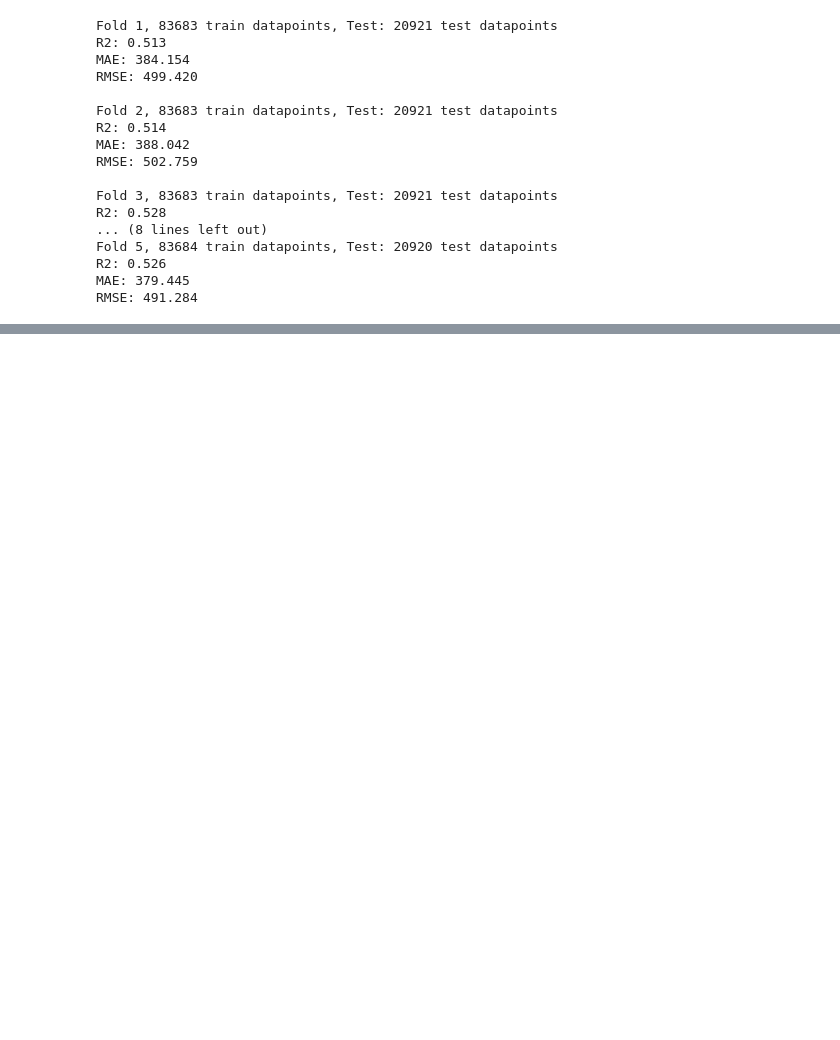
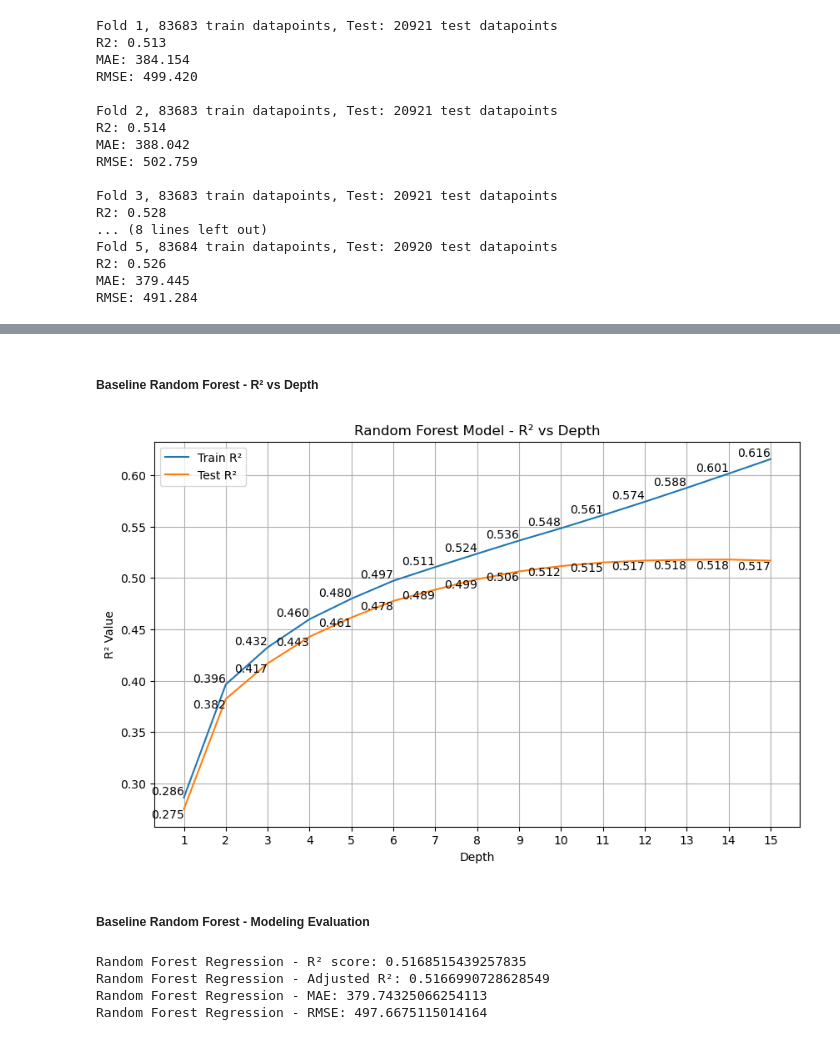
Before and after one commit to bryanlzl/hdb_resale_prediction, a Jupyter notebook: rentals_prediction.ipynb, the cells around one changed output, grey strips where cells are left out. Cells and saved outputs as stored; diff of their text form; code cells hidden in the pictures; blank space fills up the shorter version.

```diff
--- a/rentals_prediction.ipynb
+++ b/rentals_prediction.ipynb
@@ -840,0 +976,27 @@ RMSE: 479.795
+# %%
+from sklearn.tree import DecisionTreeRegressor
+from sklearn.metrics import mean_squared_error, r2_score
+
+base_X_train, base_X_test, base_y_train, base_y_test = train_test_split(base_preprocessed_df[base_x_variables], base_preprocessed_df[base_y_variable], test_size=0.20, random_state=rng )
+
+# Lists to store the results
+base_rf_depths = []
+base_train_r2_scores = []
+base_test_r2_scores = []
+
+for i in range(1,16):
+    rf = RandomForestRegressor( max_depth=i, random_state=rng )
+    rf.fit( base_X_train, base_y_train )
+    base_y_train_pred = rf.predict( base_X_train )
+    base_y_test_pred = rf.predict( base_X_test )
+
+    base_rf_depths.append(i)
+    base_train_r2_scores.append(r2_score( base_y_train, base_y_train_pred ))
+    base_test_r2_scores.append(r2_score( base_y_test, base_y_test_pred ))
+
+    print('Depth', i)
+    print('Train MSE', int(mean_squared_error( base_y_train, base_y_train_pred )))
+    print(f'Train R2 {r2_score( base_y_train, base_y_train_pred ):.3f}')
+    print('Test MSE', int(mean_squared_error( base_y_test, base_y_test_pred )))
+    print(f'Test R2 {r2_score( base_y_test, base_y_test_pred ):.3f}')
+    print()
@@ -840,0 +1021,24 @@ RMSE: 479.795
+# %% [markdown]
+##### Baseline Random Forest - R² vs Depth
+# %%
+# Plotting
+plt.figure(figsize=(10, 6))
+sns.lineplot(x=base_rf_depths, y=base_train_r2_scores, label='Train R²')
+sns.lineplot(x=base_rf_depths, y=base_test_r2_scores, label='Test R²')
+
+# Annotating data points
+for i in range(len(base_rf_depths)):
+    plt.text(base_rf_depths[i], base_train_r2_scores[i], f'{base_train_r2_scores[i]:.3f}', ha='right', va='bottom')
+    plt.text(base_rf_depths[i], base_test_r2_scores[i], f'{base_test_r2_scores[i]:.3f}', ha='right', va='top')
+
+plt.title('Random Forest Model - R² vs Depth')
+plt.xlabel('Depth')
+plt.ylabel('R² Value')
+plt.xticks(base_rf_depths)
+plt.legend()
+plt.grid(True)
+plt.show()
+# %% [output]
+[figure, added]
+# %% [markdown]
+##### Baseline Random Forest - Modeling Evaluation
@@ -840,0 +1053,19 @@ RMSE: 479.795
+# %%
+from sklearn.metrics import mean_squared_error, mean_absolute_error, r2_score
+
+# Evaluate
+base_r2_rf = r2_score( base_y_test, base_y_pred_rf )
+base_mae_rf = mean_absolute_error( base_y_test, base_y_pred_rf )
+base_rmse_rf = np.sqrt(mean_squared_error( base_y_test, base_y_pred_rf))
+n, p = base_X.shape
+base_adjusted_r_squared = 1 - (1 - base_r2_rf) * (n - 1) / (n - p - 1)
+
+print("Random Forest Regression - R² score:", base_r2_rf)
+print(f"Random Forest Regression - Adjusted R²: {base_adjusted_r_squared}")
+print("Random Forest Regression - MAE:", base_mae_rf)
+print("Random Forest Regression - RMSE:", base_rmse_rf)
+# %% [output]
+Random Forest Regression - R² score: 0.5168515439257835
+Random Forest Regression - Adjusted R²: 0.5166990728628549
+Random Forest Regression - MAE: 379.74325066254113
+Random Forest Regression - RMSE: 497.6675115014164
```
Also changed, not shown: parts of 76 cells of this notebook.
